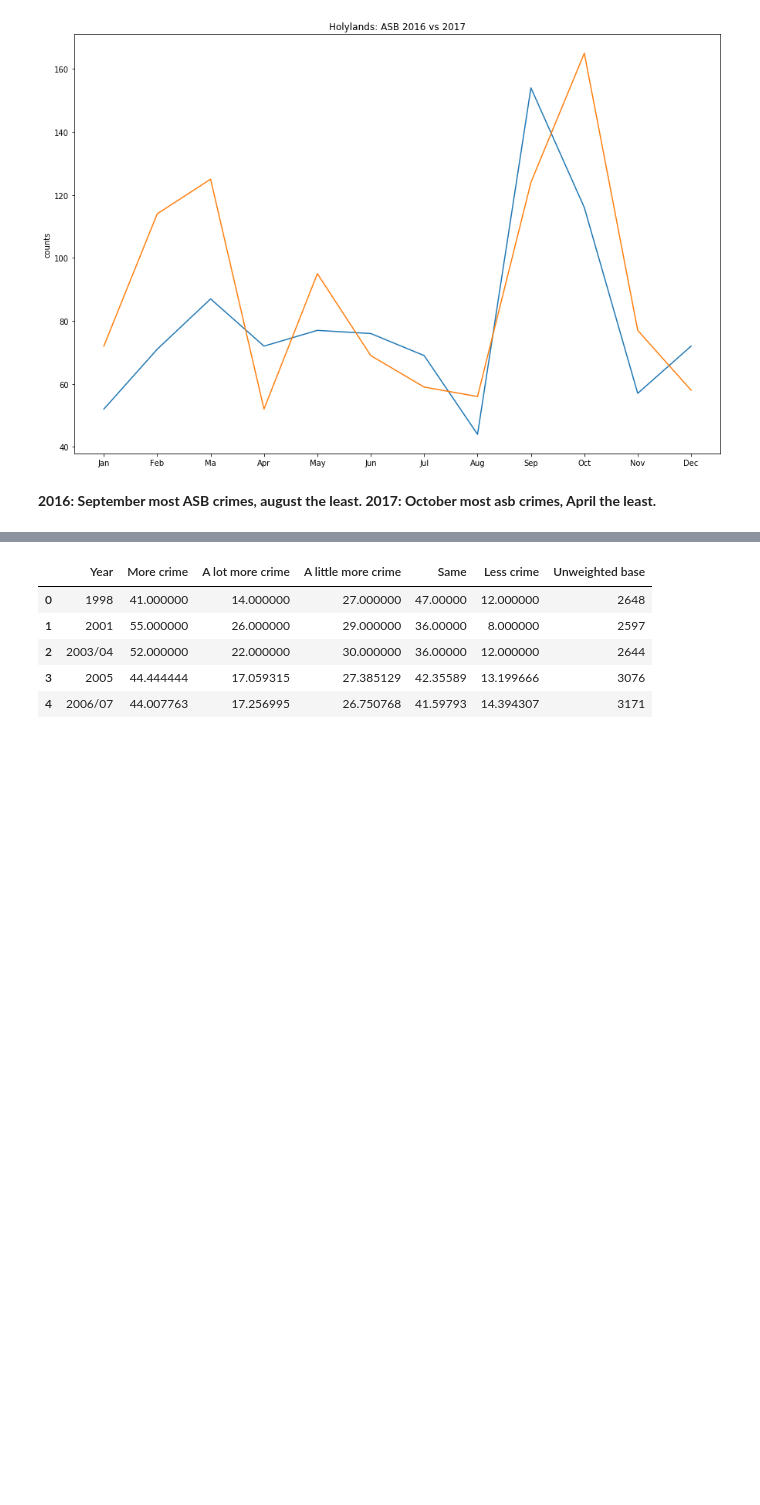
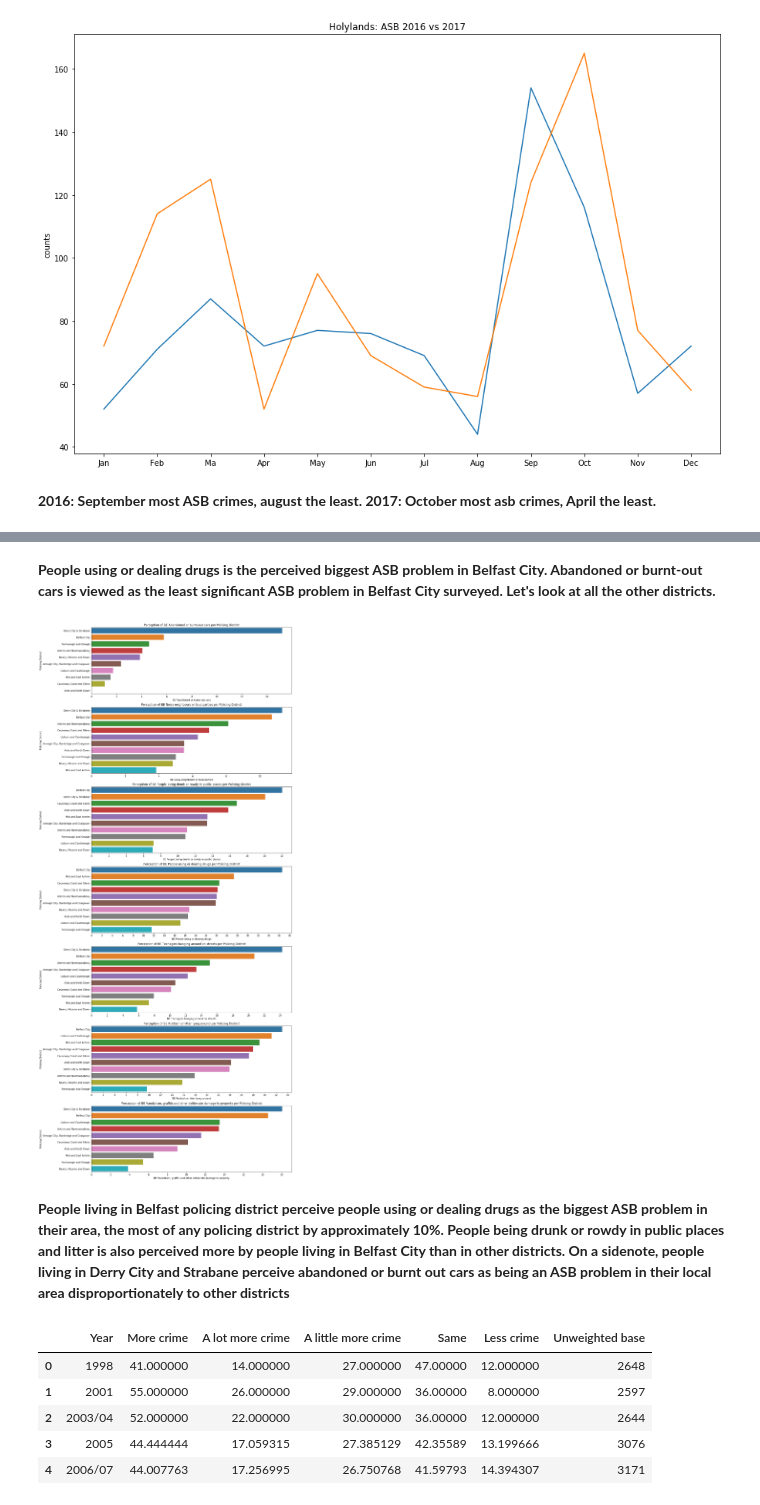
Before and after one commit to JBailey96/PSNI-Crime-Data-EDA, a Jupyter notebook: Crime EDA.ipynb, the cells around one changed output, grey strips where cells are left out. Saved outputs shown, nothing was run; the diff lists cells and outputs as text; code cells hidden in the pictures; blank space fills up the shorter version.

```diff
--- a/Crime EDA.ipynb
+++ b/Crime EDA.ipynb
@@ -1046,0 +1134,3 @@ Text(0.5,1,'Holylands: ASB 2016 vs 2017')
+# %%
+asb_perception_districts_2016_2017_focused = asb_perception_districts_2016_2017[['Policing District', 'BE Abandoned or burnt-out cars', 'BE Noisy neighbours or loud parties', 'BE People being drunk or rowdy in public places', 'BE People using or dealing drugs', 'BE Teenagers hanging around on streets', 'BE Rubbish or litter lying around',  'BE Vandalism, graffiti and other deliberate damage to property']].copy()
+asb_perception_districts_2016_2017_focused.head(30)
@@ -1046,0 +1152,2 @@ Text(0.5,1,'Holylands: ASB 2016 vs 2017')
+# %%
+asb_perception_districts_2016_2017_focused = asb_perception_districts_2016_2017_focused[asb_perception_districts_2016_2017_focused['Policing District'] != 'Mid Ulster']
@@ -1046,0 +1170,3 @@ Text(0.5,1,'Holylands: ASB 2016 vs 2017')
+# %%
+asb_perception_districts_2016_2017_focused.set_index(['Policing District'])
+asb_perception_districts_2016_2017_focused[asb_perception_districts_2016_2017_focused['Policing District'] == 'Belfast City']
@@ -1046,0 +1176,18 @@ Text(0.5,1,'Holylands: ASB 2016 vs 2017')
+# %% [markdown]
+<b> People using or dealing drugs is the perceived biggest ASB problem in Belfast City. Abandoned or burnt-out cars is viewed as the least significant ASB problem in Belfast City surveyed. Let's look at all the other districts. </b>
+# %%
+i = 1
+plt.figure(figsize=(15,48))
+for column in asb_perception_districts_2016_2017_focused.columns:
+    if (column != 'Policing District'):
+        ax = plt.subplot(len(asb_perception_districts_2016_2017_focused.columns),1,i)
+        ax.set_xticks(np.arange(0, 45, step=2))
+        plt.title(f"Perception of {column} per Policing District")
+        plt.xlabel("perception of types of anti-social behaviour as very / fairly big problems (%)")
+        asb_perception_districts_2016_2017_focused_sorted = asb_perception_districts_2016_2017_focused.sort_values([column], ascending=False)
+        sb.barplot(asb_perception_districts_2016_2017_focused_sorted[column], asb_perception_districts_2016_2017_focused_sorted['Policing District'], orient='h')
+        i += 1
+# %% [output]
+[figure, added]
+# %% [markdown]
+<b> People living in Belfast policing district perceive people using or dealing drugs as the biggest ASB problem in their area, the most of any policing district by approximately 10%. People being drunk or rowdy in public places and litter is also perceived more by people living in Belfast City than in other districts. On a sidenote, people living in Derry City and Strabane perceive abandoned or burnt out cars as being an ASB problem in their local area disproportionately to other districts</b>
```
Also changed, not shown: parts of 24 cells of this notebook, 2 other files.
